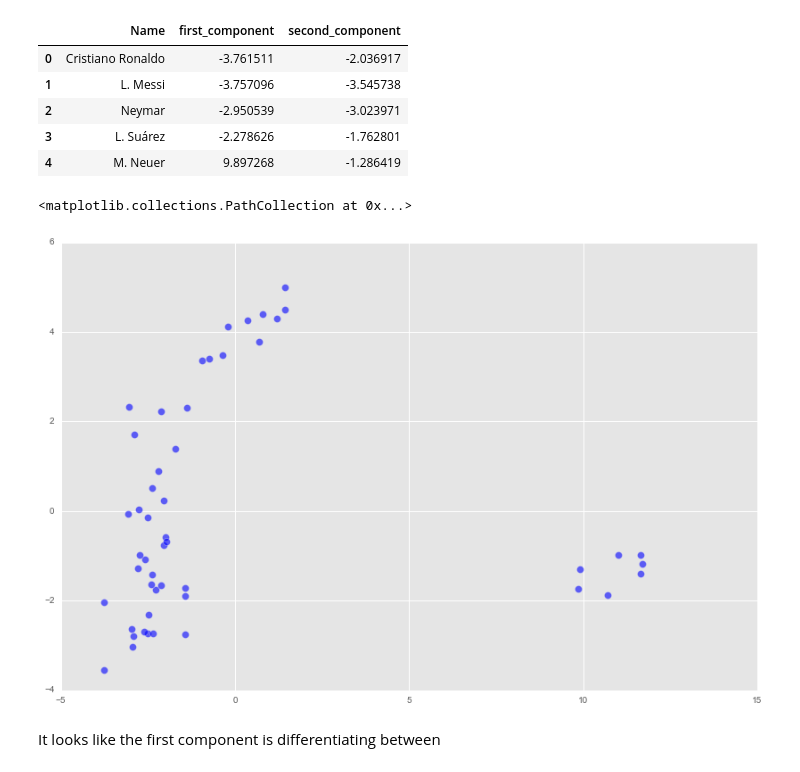
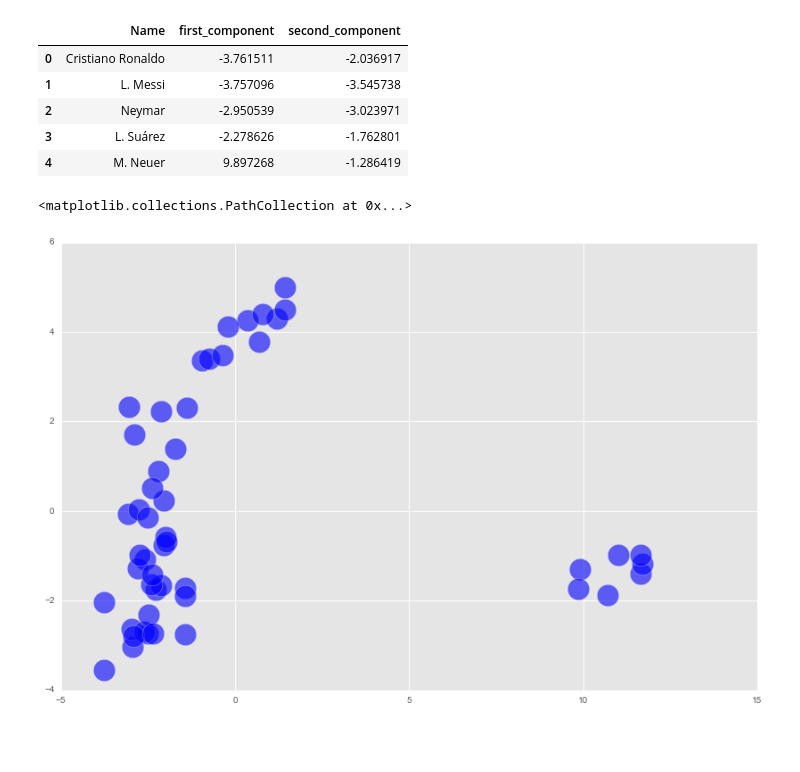
Before and after one commit to adrialuzllompart/fifa-2018, a Jupyter notebook: notebooks/EDA and PCA.ipynb, the cells around one changed output. Saved outputs shown, nothing was run; the diff lists cells and outputs as text; code cells hidden in the pictures; blank space fills up the shorter version.

```diff
--- a/notebooks/Untitled.ipynb
+++ b/notebooks/EDA and PCA.ipynb
@@ -187,9 +189,7 @@ final.head()
 # %%
 fig, ax = plt.subplots(1, 1, figsize=(14, 9))
 
-ax.scatter(final.first_component, final.second_component, s=64, alpha=0.6)
+ax.scatter(final.first_component, final.second_component, s=600, alpha=0.6)
 # %% [output]
 <matplotlib.collections.PathCollection at 0x...>
-[figure, old version]
+[figure, new version]
-# %% [markdown]
-It looks like the first component is differentiating between
```
Also changed, not shown: parts of 10 cells of this notebook.
